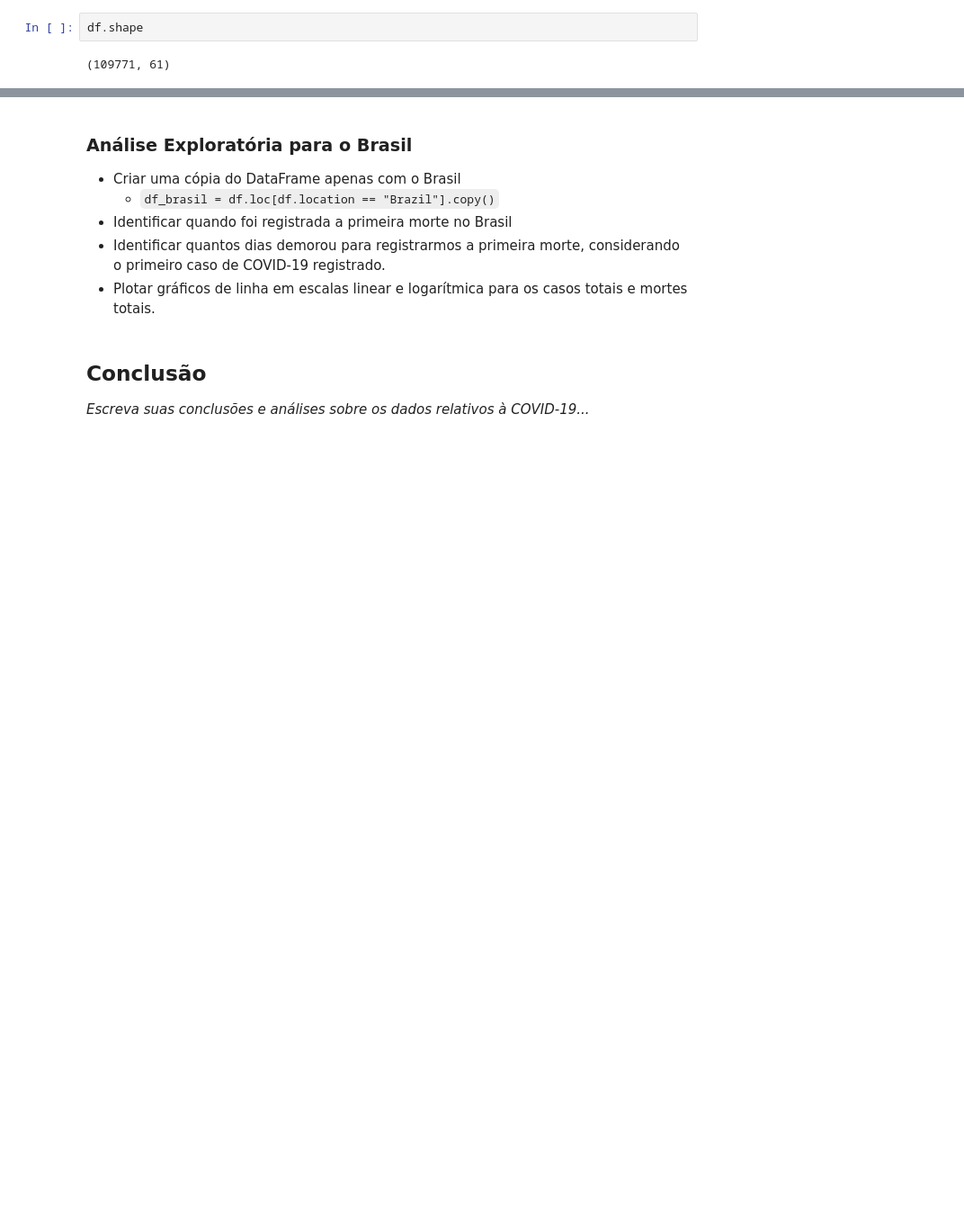
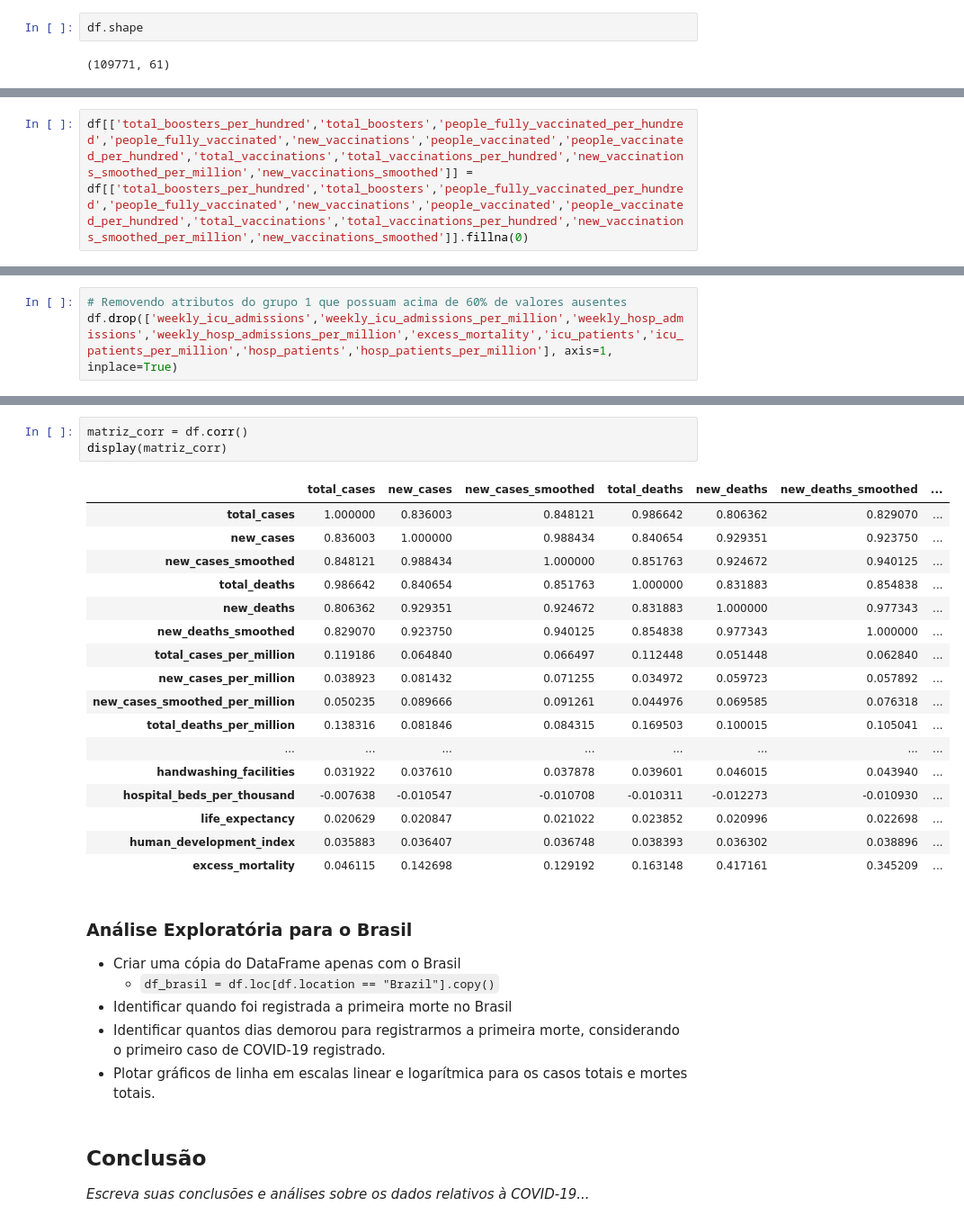
Before and after one commit to psfleury/Data_Science_Projects, a Jupyter notebook: 2 - Covid19/Panorama_do_COVID_19_no_Brasil_PedroFleury.ipynb, the cells around one changed output, grey strips where cells are left out. Shown: that part at 90% size. Cells and saved outputs as stored; diff of their text form; blank space fills up the shorter version.

```diff
--- a/2 - Covid19/Panorama_do_COVID_19_no_Brasil_PedroFleury.ipynb
+++ b/2 - Covid19/Panorama_do_COVID_19_no_Brasil_PedroFleury.ipynb
@@ -180,0 +247,2 @@ dtype: float64]
+# %%
+df[['total_boosters_per_hundred','total_boosters','people_fully_vaccinated_per_hundred','people_fully_vaccinated','new_vaccinations','people_vaccinated','people_vaccinated_per_hundred','total_vaccinations','total_vaccinations_per_hundred','new_vaccinations_smoothed_per_million','new_vaccinations_smoothed']] = df[['total_boosters_per_hundred','total_boosters','people_fully_vaccinated_per_hundred','people_fully_vaccinated','new_vaccinations','people_vaccinated','people_vaccinated_per_hundred','total_vaccinations','total_vaccinations_per_hundred','new_vaccinations_smoothed_per_million','new_vaccinations_smoothed']].fillna(0)
@@ -180,0 +259,3 @@ dtype: float64]
+# %%
+# Removendo atributos do grupo 1 que possuam acima de 60% de valores ausentes
+df.drop(['weekly_icu_admissions','weekly_icu_admissions_per_million','weekly_hosp_admissions','weekly_hosp_admissions_per_million','excess_mortality','icu_patients','icu_patients_per_million','hosp_patients','hosp_patients_per_million'], axis=1, inplace=True)
@@ -181,3 +286,24 @@ dtype: float64]
+# %%
+matriz_corr = df.corr()
+display(matriz_corr)
+# %% [output]
+|  | total_cases | new_cases | new_cases_smoothed | total_deaths | new_deaths | new_deaths_smoothed | ... |
+| total_cases | 1.000000 | 0.836003 | 0.848121 | 0.986642 | 0.806362 | 0.829070 | ... |
+| new_cases | 0.836003 | 1.000000 | 0.988434 | 0.840654 | 0.929351 | 0.923750 | ... |
+| new_cases_smoothed | 0.848121 | 0.988434 | 1.000000 | 0.851763 | 0.924672 | 0.940125 | ... |
+| total_deaths | 0.986642 | 0.840654 | 0.851763 | 1.000000 | 0.831883 | 0.854838 | ... |
+| new_deaths | 0.806362 | 0.929351 | 0.924672 | 0.831883 | 1.000000 | 0.977343 | ... |
+| new_deaths_smoothed | 0.829070 | 0.923750 | 0.940125 | 0.854838 | 0.977343 | 1.000000 | ... |
+| total_cases_per_million | 0.119186 | 0.064840 | 0.066497 | 0.112448 | 0.051448 | 0.062840 | ... |
+| new_cases_per_million | 0.038923 | 0.081432 | 0.071255 | 0.034972 | 0.059723 | 0.057892 | ... |
+| new_cases_smoothed_per_million | 0.050235 | 0.089666 | 0.091261 | 0.044976 | 0.069585 | 0.076318 | ... |
+| total_deaths_per_million | 0.138316 | 0.081846 | 0.084315 | 0.169503 | 0.100015 | 0.105041 | ... |
+| ... | ... | ... | ... | ... | ... | ... | ... |
+| handwashing_facilities | 0.031922 | 0.037610 | 0.037878 | 0.039601 | 0.046015 | 0.043940 | ... |
+| hospital_beds_per_thousand | -0.007638 | -0.010547 | -0.010708 | -0.010311 | -0.012273 | -0.010930 | ... |
+| life_expectancy | 0.020629 | 0.020847 | 0.021022 | 0.023852 | 0.020996 | 0.022698 | ... |
+| human_development_index | 0.035883 | 0.036407 | 0.036748 | 0.038393 | 0.036302 | 0.038896 | ... |
+| excess_mortality | 0.046115 | 0.142698 | 0.129192 | 0.163148 | 0.417161 | 0.345209 | ... |
 # %% [markdown]
 ### Análise Exploratória para o Brasil
 
```
Also changed, not shown: parts of 13 cells of this notebook.
